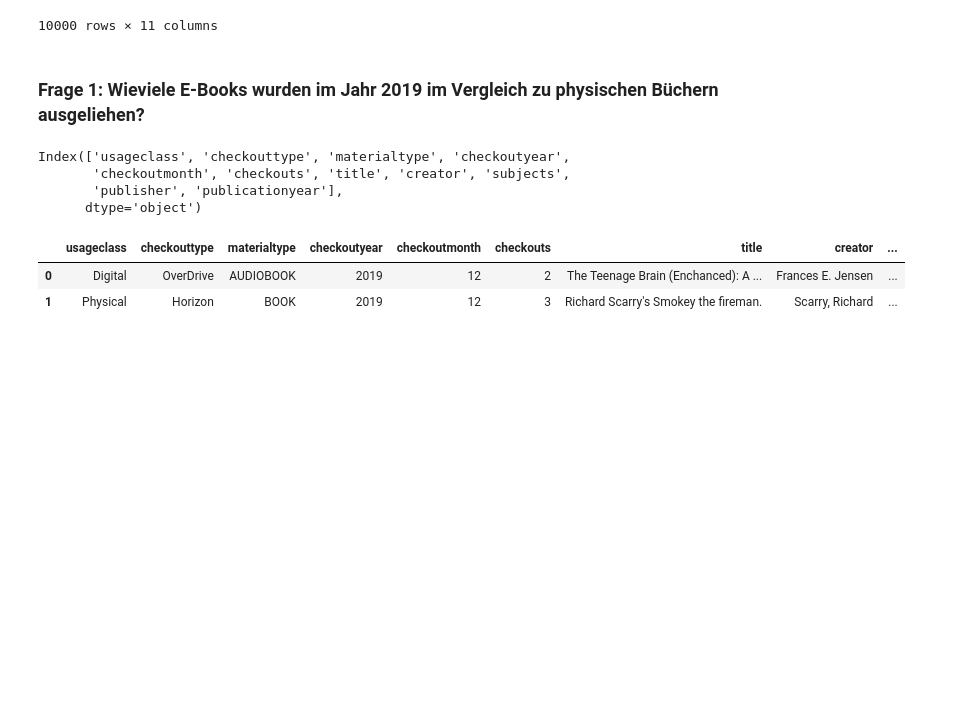
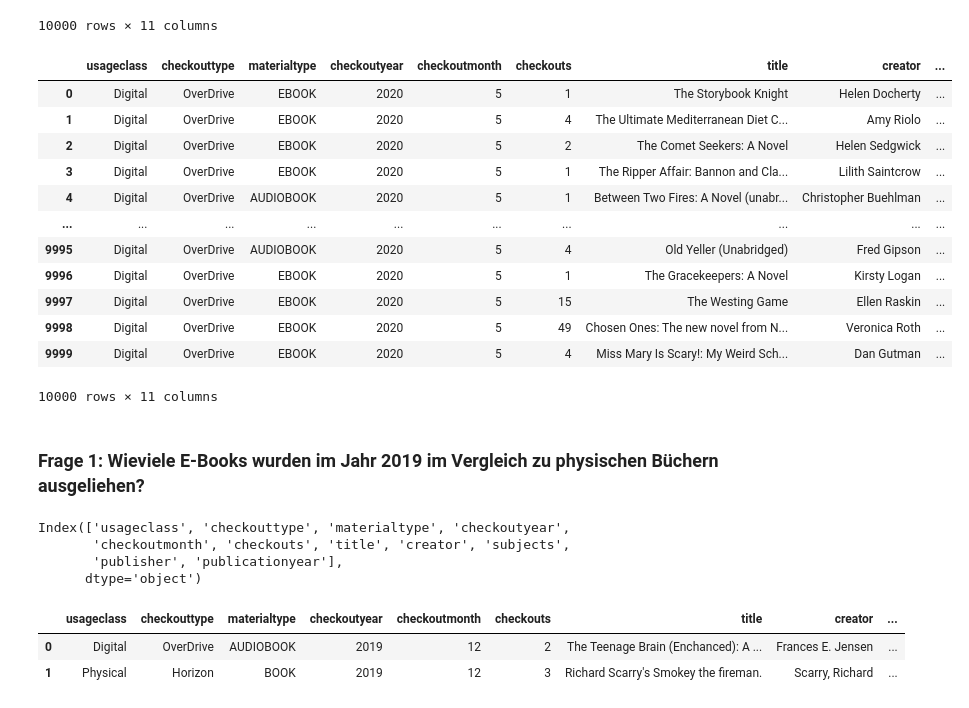
Before and after one commit to BLelgemann/WPM_T9-2, a Jupyter notebook: a2_python.ipynb, the cells around one changed output. Saved outputs shown, nothing was run; the diff lists cells and outputs as text; code cells hidden in the pictures; blank space fills up the shorter version.

```diff
--- a/a2_python.ipynb
+++ b/a2_python.ipynb
@@ -48,6 +54,22 @@ checkouts_2019
 | 9998 | Physical | Horizon | BOOK | 2019 | 12 | 1 | The vine basket / Josanne La Valley. | La Valley, Josanne | ... |
 | 9999 | Physical | Horizon | VIDEODISC | 2019 | 12 | 1 | Gleason / Amazon Studios ; in ass... | NaN | ... |
 10000 rows × 11 columns
+# %%
+checkouts_2020
+# %% [output]
+|  | usageclass | checkouttype | materialtype | checkoutyear | checkoutmonth | checkouts | title | creator | ... |
+| 0 | Digital | OverDrive | EBOOK | 2020 | 5 | 1 | The Storybook Knight | Helen Docherty | ... |
+| 1 | Digital | OverDrive | EBOOK | 2020 | 5 | 4 | The Ultimate Mediterranean Diet C... | Amy Riolo | ... |
+| 2 | Digital | OverDrive | EBOOK | 2020 | 5 | 2 | The Comet Seekers: A Novel | Helen Sedgwick | ... |
+| 3 | Digital | OverDrive | EBOOK | 2020 | 5 | 1 | The Ripper Affair: Bannon and Cla... | Lilith Saintcrow | ... |
+| 4 | Digital | OverDrive | AUDIOBOOK | 2020 | 5 | 1 | Between Two Fires: A Novel (unabr... | Christopher Buehlman | ... |
+| ... | ... | ... | ... | ... | ... | ... | ... | ... | ... |
+| 9995 | Digital | OverDrive | AUDIOBOOK | 2020 | 5 | 4 | Old Yeller (Unabridged) | Fred Gipson | ... |
+| 9996 | Digital | OverDrive | EBOOK | 2020 | 5 | 1 | The Gracekeepers: A Novel | Kirsty Logan | ... |
+| 9997 | Digital | OverDrive | EBOOK | 2020 | 5 | 15 | The Westing Game | Ellen Raskin | ... |
+| 9998 | Digital | OverDrive | EBOOK | 2020 | 5 | 49 | Chosen Ones: The new novel from N... | Veronica Roth | ... |
+| 9999 | Digital | OverDrive | EBOOK | 2020 | 5 | 4 | Miss Mary Is Scary!: My Weird Sch... | Dan Gutman | ... |
+10000 rows × 11 columns
 # %% [markdown]
 ### Frage 1: Wieviele E-Books wurden im Jahr 2019 im Vergleich zu physischen Büchern ausgeliehen?
 # %%
```
Also changed, not shown: parts of 17 cells of this notebook, 1 other file.
